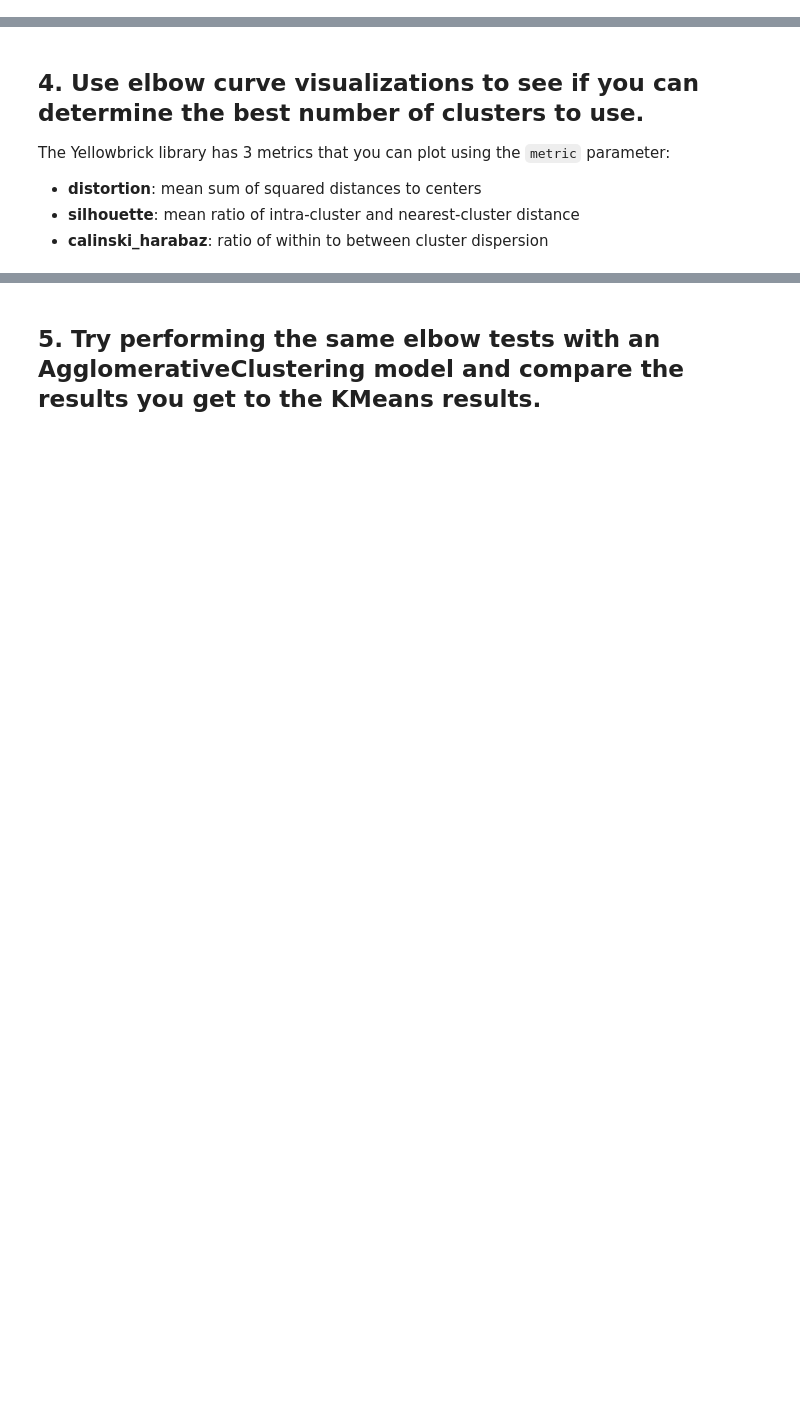
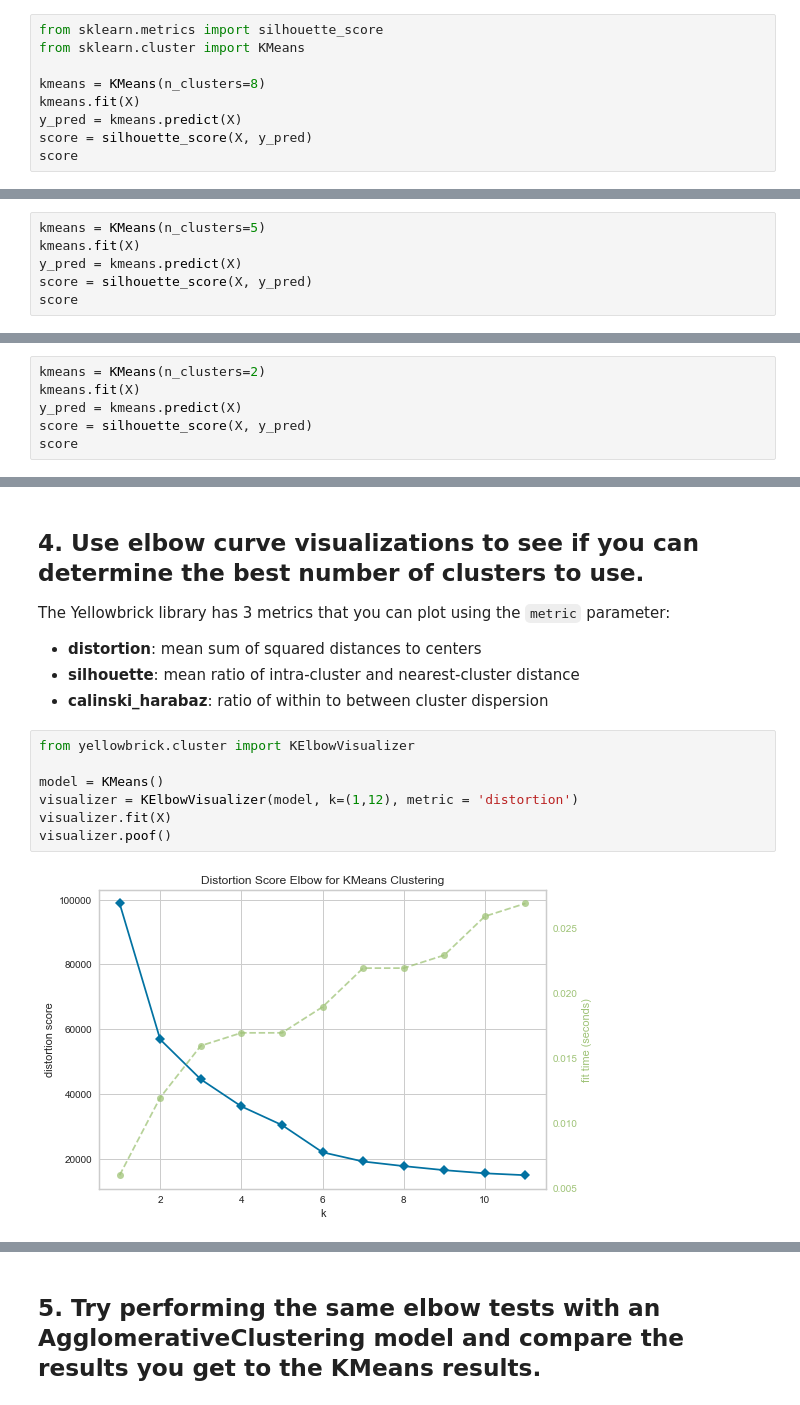
Before and after one commit to alejandrofrank/datamad0119, a Jupyter notebook: module-3/lab-unsupervised-learning-evaluation/your-code/main.ipynb, the cells around one changed output, grey strips where cells are left out. Cells and saved outputs as stored; diff of their text form; blank space fills up the shorter version.

```diff
--- a/module-3/lab-unsupervised-learning-evaluation/your-code/main.ipynb
+++ b/module-3/lab-unsupervised-learning-evaluation/your-code/main.ipynb
@@ -15,3 +15,12 @@ X = pd.DataFrame(data["data"], columns=data["feature_names"])
 y = pd.Series(data["target"])
 # %% [markdown]
 ## 1. Train a KMeans clustering model on the data set using 8 clusters and compute the silhouette score for the model.
+# %%
+from sklearn.metrics import silhouette_score
+from sklearn.cluster import KMeans
+
+kmeans = KMeans(n_clusters=8)
+kmeans.fit(X)
+y_pred = kmeans.predict(X)
+score = silhouette_score(X, y_pred)
+score
@@ -18,2 +29,8 @@ y = pd.Series(data["target"])
 # %% [markdown]
 ## 2. Train a KMeans clustering model on the data set using 5 clusters and compute the silhouette score for the model.
+# %%
+kmeans = KMeans(n_clusters=5)
+kmeans.fit(X)
+y_pred = kmeans.predict(X)
+score = silhouette_score(X, y_pred)
+score
@@ -20,2 +39,8 @@ y = pd.Series(data["target"])
 # %% [markdown]
 ## 3. Train a KMeans clustering model on the data set using 3 clusters and compute the silhouette score for the model.
+# %%
+kmeans = KMeans(n_clusters=2)
+kmeans.fit(X)
+y_pred = kmeans.predict(X)
+score = silhouette_score(X, y_pred)
+score
@@ -27,3 +54,12 @@ The Yellowbrick library has 3 metrics that you can plot using the `metric` param
 - **distortion**: mean sum of squared distances to centers
 - **silhouette**: mean ratio of intra-cluster and nearest-cluster distance
 - **calinski_harabaz**: ratio of within to between cluster dispersion
+# %%
+from yellowbrick.cluster import KElbowVisualizer
+
+model = KMeans()
+visualizer = KElbowVisualizer(model, k=(1,12), metric = 'distortion')
+visualizer.fit(X)
+visualizer.poof()
+# %% [output]
+[figure, added]
```
Also changed, not shown: parts of 12 cells of this notebook.
